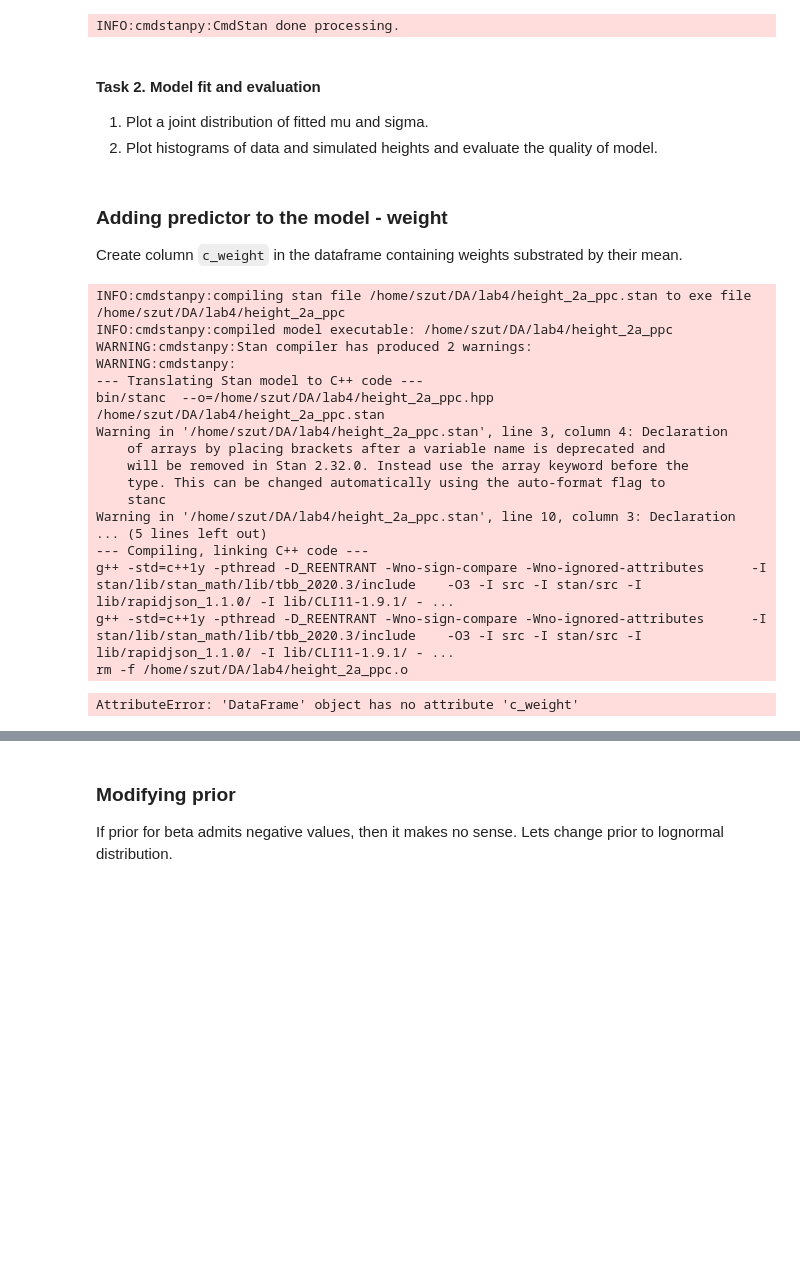
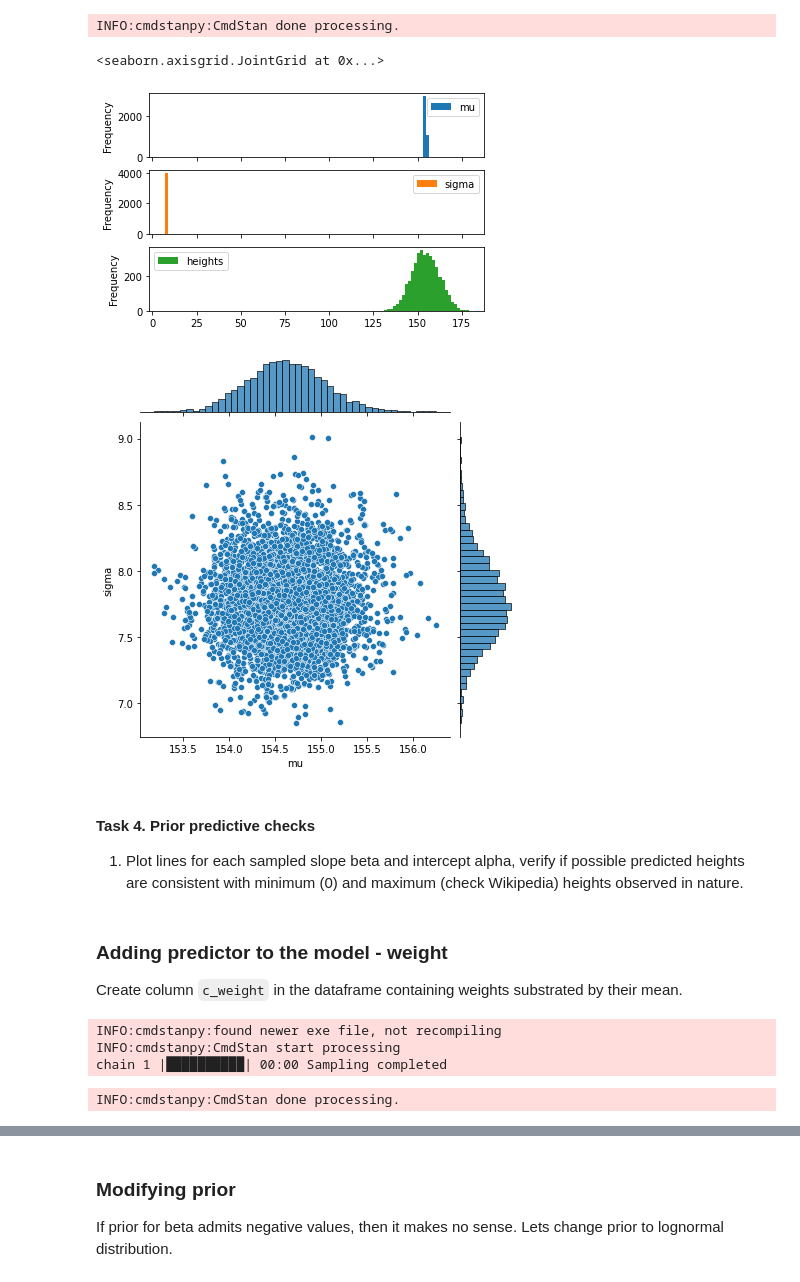
Before and after one commit to JSzut/DA, a Jupyter notebook: lab4/lab4.ipynb, the cells around one changed output, grey strips where cells are left out. Cells and saved outputs as stored; diff of their text form; code cells hidden in the pictures; blank space fills up the shorter version.

```diff
--- a/lab4/lab4.ipynb
+++ b/lab4/lab4.ipynb
@@ -99,10 +105,19 @@ chain 3 |██████████| 00:00 Sampling completed
 chain 4 |██████████| 00:00 Sampling completed
 INFO:cmdstanpy:CmdStan done processing.
-# %% [markdown]
-#### Task 2. Model fit and evaluation
-
-1. Plot a joint distribution of fitted mu and sigma.
-2. Plot histograms of data and simulated heights and evaluate the quality of model.
+# %%
+mu = fit.stan_variable(var='mu')
+sigma  = fit.stan_variable(var='sigma')
+height = fit.stan_variable(var='height')
+task2 = pd.DataFrame({'mu': mu, 'sigma': sigma, 'heights': height})
+task2.plot.hist(subplots=True, bins=100)
+sns.jointplot(task2.mu, task2.sigma)
+# %% [output]
+<seaborn.axisgrid.JointGrid at 0x...>
+[figure, added]
+[figure, added]
+# %% [markdown]
+#### Task 4. Prior predictive checks
+1. Plot lines for each sampled slope beta and intercept alpha, verify if possible predicted heights are consistent with minimum (0) and maximum (check Wikipedia) heights observed in nature.
 # %% [markdown]
 ### Adding predictor to the model - weight
 
@@ -110,6 +125,7 @@
 # %%
 model_ppc=CmdStanModel(stan_file='height_2a_ppc.stan')
 R = 1000
+d = d.assign(c_weight = d.weight/d.weight.mean())
 data_sim={'N':50, 'weight':np.linspace(d.c_weight.min(),d.c_weight.max())}
 sim=model_ppc.sample(data=data_sim,
                      iter_sampling=R,
@@ -119,21 +135,7 @@ sim=model_ppc.sample(data=data_sim,
                      fixed_param=True,
                      seed=29042020)
 # %% [output]
-INFO:cmdstanpy:compiling stan file /home/szut/DA/lab4/height_2a_ppc.stan to exe file /home/szut/DA/lab4/height_2a_ppc
-INFO:cmdstanpy:compiled model executable: /home/szut/DA/lab4/height_2a_ppc
-WARNING:cmdstanpy:Stan compiler has produced 2 warnings:
-WARNING:cmdstanpy:
---- Translating Stan model to C++ code ---
-bin/stanc  --o=/home/szut/DA/lab4/height_2a_ppc.hpp /home/szut/DA/lab4/height_2a_ppc.stan
-Warning in '/home/szut/DA/lab4/height_2a_ppc.stan', line 3, column 4: Declaration
-    of arrays by placing brackets after a variable name is deprecated and
-    will be removed in Stan 2.32.0. Instead use the array keyword before the
-    type. This can be changed automatically using the auto-format flag to
-    stanc
-Warning in '/home/szut/DA/lab4/height_2a_ppc.stan', line 10, column 3: Declaration
-... (5 lines left out)
---- Compiling, linking C++ code ---
-g++ -std=c++1y -pthread -D_REENTRANT -Wno-sign-compare -Wno-ignored-attributes      -I stan/lib/stan_math/lib/tbb_2020.3/include    -O3 -I src -I stan/src -I lib/rapidjson_1.1.0/ -I lib/CLI11-1.9.1/ - ...
-g++ -std=c++1y -pthread -D_REENTRANT -Wno-sign-compare -Wno-ignored-attributes      -I stan/lib/stan_math/lib/tbb_2020.3/include    -O3 -I src -I stan/src -I lib/rapidjson_1.1.0/ -I lib/CLI11-1.9.1/ - ...
-rm -f /home/szut/DA/lab4/height_2a_ppc.o
+INFO:cmdstanpy:found newer exe file, not recompiling
+INFO:cmdstanpy:CmdStan start processing
+chain 1 |██████████| 00:00 Sampling completed
-AttributeError: 'DataFrame' object has no attribute 'c_weight'
+INFO:cmdstanpy:CmdStan done processing.
```
Also changed, not shown: parts of 20 cells of this notebook, 13 other files.
